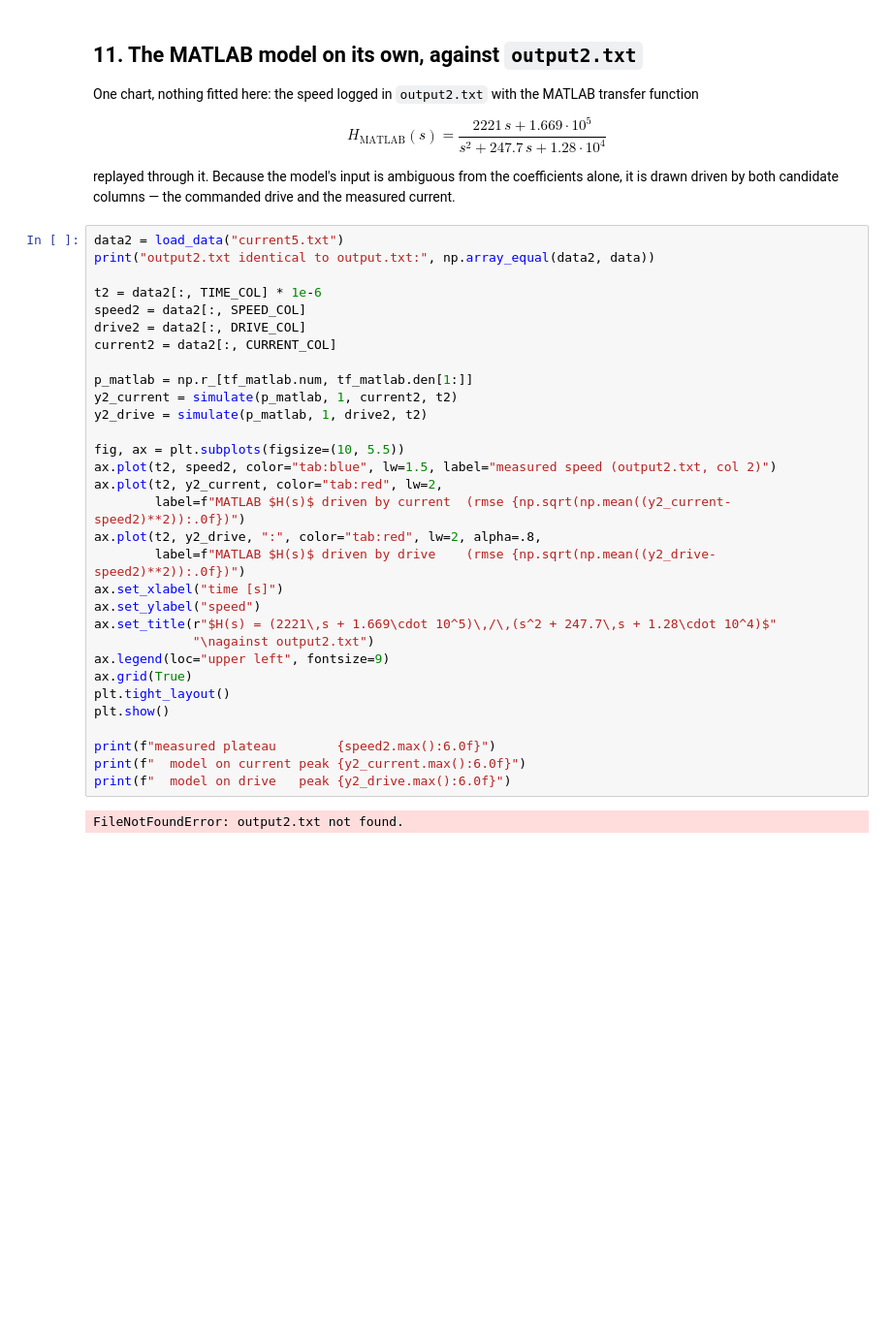
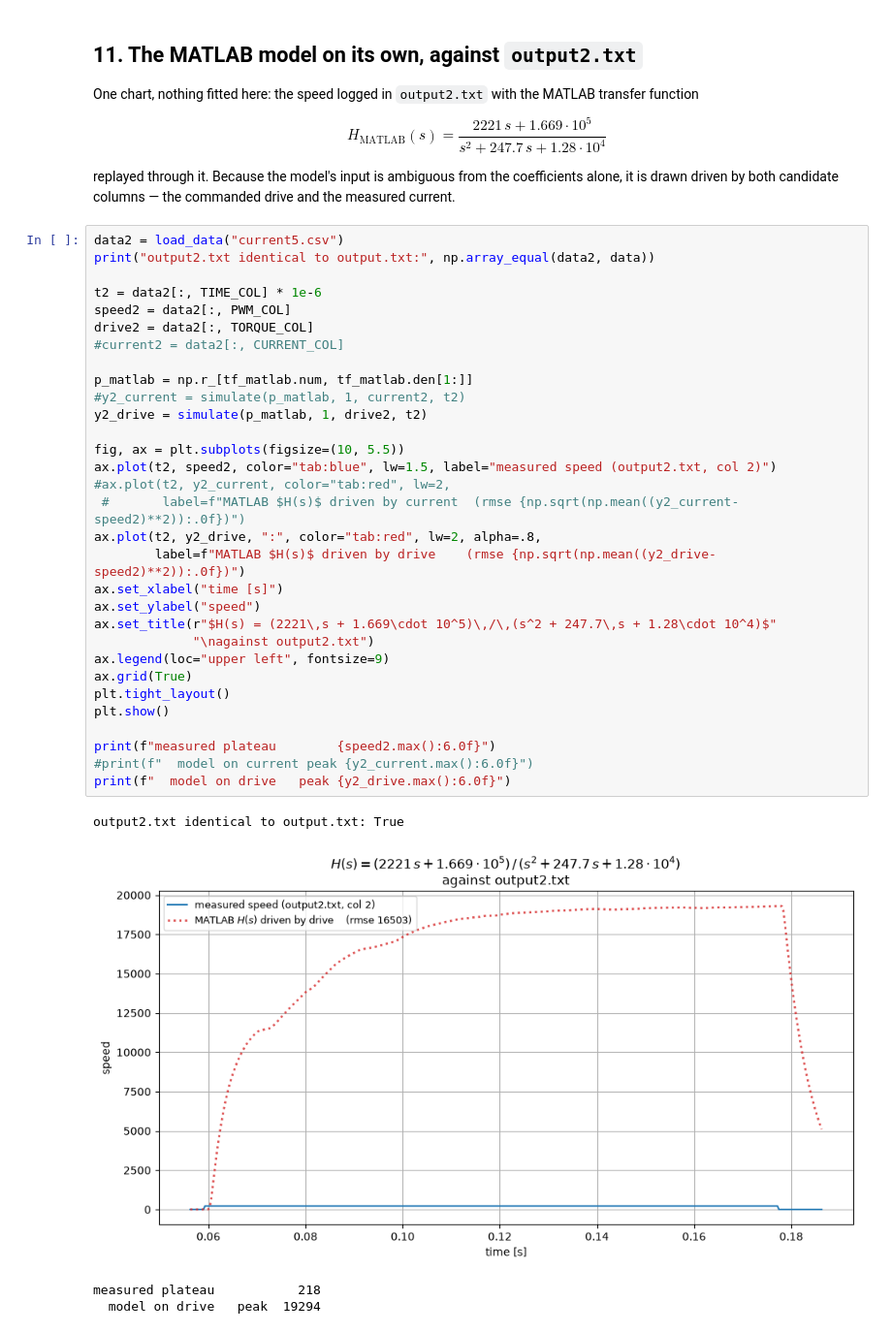
Before and after one commit to bcbergmanuu/robot_arm, a Jupyter notebook: PythonTfest.ipynb, the cells around one changed output. Shown at 97% size. Saved outputs shown, nothing was run; the diff lists cells and outputs as text; blank space fills up the shorter version.

```diff
--- a/PythonTfest.ipynb
+++ b/PythonTfest.ipynb
@@ -749,35 +740,38 @@ $$H_\text{MATLAB}(s) = \frac{2221\,s + 1.669\cdot10^5}{s^2 + 247.7\,s + 1.28\cdo
 replayed through it. Because the model's input is ambiguous from the coefficients alone, it is drawn
 driven by both candidate columns — the commanded drive and the measured current.
 # %%
-data2 = load_data("current5.txt")
+data2 = load_data("current5.csv")
 print("output2.txt identical to output.txt:", np.array_equal(data2, data))
 
 t2 = data2[:, TIME_COL] * 1e-6
-speed2 = data2[:, SPEED_COL]
-drive2 = data2[:, DRIVE_COL]
-current2 = data2[:, CURRENT_COL]
+speed2 = data2[:, PWM_COL]
+drive2 = data2[:, TORQUE_COL]
+#current2 = data2[:, CURRENT_COL]
 
 p_matlab = np.r_[tf_matlab.num, tf_matlab.den[1:]]
-y2_current = simulate(p_matlab, 1, current2, t2)
+#y2_current = simulate(p_matlab, 1, current2, t2)
 y2_drive = simulate(p_matlab, 1, drive2, t2)
 
 fig, ax = plt.subplots(figsize=(10, 5.5))
 ax.plot(t2, speed2, color="tab:blue", lw=1.5, label="measured speed (output2.txt, col 2)")
-ax.plot(t2, y2_current, color="tab:red", lw=2,
-        label=f"MATLAB $H(s)$ driven by current  (rmse {np.sqrt(np.mean((y2_current-speed2)**2)):.0f})")
+#ax.plot(t2, y2_current, color="tab:red", lw=2,
+ #       label=f"MATLAB $H(s)$ driven by current  (rmse {np.sqrt(np.mean((y2_current-speed2)**2)):.0f})")
 ax.plot(t2, y2_drive, ":", color="tab:red", lw=2, alpha=.8,
         label=f"MATLAB $H(s)$ driven by drive    (rmse {np.sqrt(np.mean((y2_drive-speed2)**2)):.0f})")
 ax.set_xlabel("time [s]")
 ax.set_ylabel("speed")
 ax.set_title(r"$H(s) = (2221\,s + 1.669\cdot 10^5)\,/\,(s^2 + 247.7\,s + 1.28\cdot 10^4)$"
              "\nagainst output2.txt")
 ax.legend(loc="upper left", fontsize=9)
 ax.grid(True)
 plt.tight_layout()
 plt.show()
 
 print(f"measured plateau        {speed2.max():6.0f}")
-print(f"  model on current peak {y2_current.max():6.0f}")
+#print(f"  model on current peak {y2_current.max():6.0f}")
 print(f"  model on drive   peak {y2_drive.max():6.0f}")
 # %% [output]
-FileNotFoundError: output2.txt not found.
+output2.txt identical to output.txt: True
+[figure, added]
+measured plateau           218
+  model on drive   peak  19294
```
Also changed, not shown: parts of 8 cells of this notebook, 1 other file.
